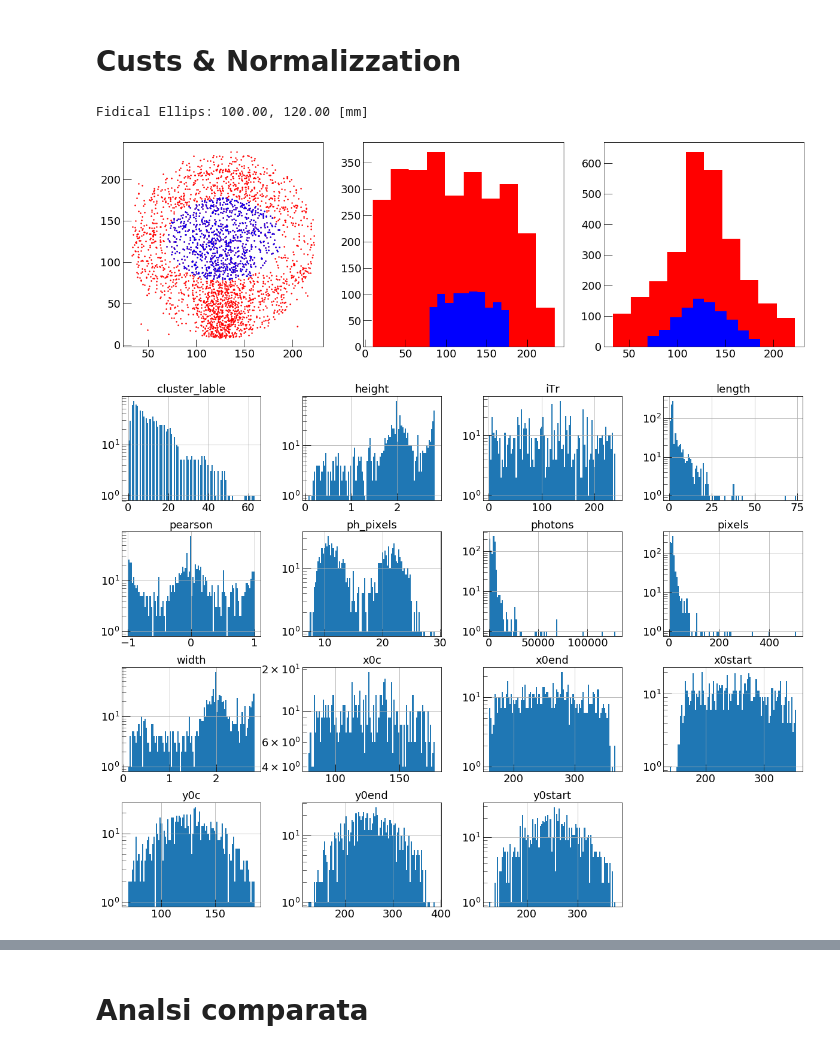
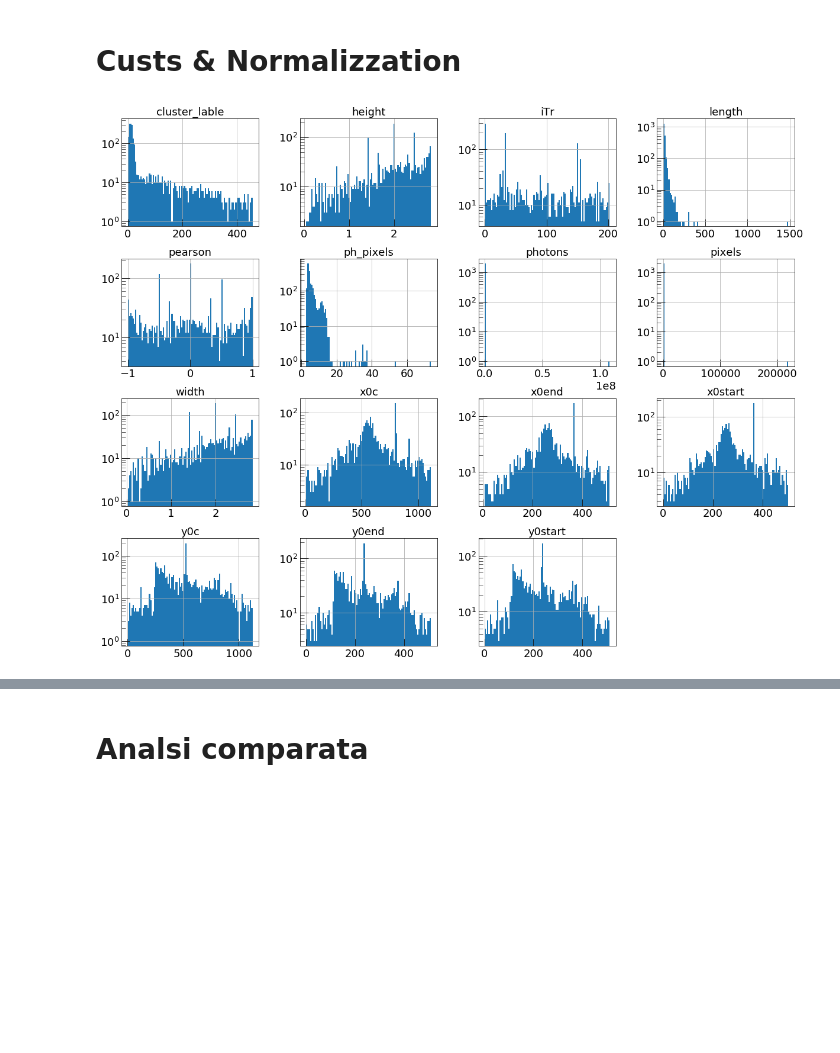
Before and after one commit to gmazzitelli/cygno, a Jupyter notebook: analisys_DS.ipynb, the cells around one changed output, grey strips where cells are left out. Drawn from its saved outputs; the diff is of its cells as text; code cells hidden in the pictures; blank space fills up the shorter version.

```diff
--- a/analisys_DS.ipynb
+++ b/analisys_DS.ipynb
@@ -16,11 +58,17 @@ import requests
 # %% [markdown]
 # LEMON Parameters
 # %%
+LEMON = False
 
-# LEMON
-phKev       = 1730/5.9
-pixelscale  = 0.125
-rescale = 512
+if LEMON:
+    # LEMON
+    phKev       = 1730/5.9
+    pixelscale  = 0.125
+    rescale = 512
+else:
+    phKev       = 10000/5.9
+    pixelscale  = 0.55
+    rescale = 512
 
 
 xyscale = x_resolution/rescale
@@ -65,51 +95,48 @@ plt.show()
 # Custs & Normalizzation
 # %%
 
-DX = 0
-DY = 0
-a = 100. # mm
-b = 120. # mm
-
-a0 = a*0.5
-b0 = b*0.5
-
-# File Type:
-Fe = True
-
-print ("Fidical Ellips: %.2f, %.2f [mm]" % (a,b))
-
-d0 = x_resolution*pixelscale/2
 
 dfc = df[(df['cluster_lable'] > -1) & (df['width'] > 0) & (df['height'] > 0)]
 
-
+# Normalization
 dfc.loc[:,'photons']  =dfc['photons']*xyscale*xyscale
 dfc.loc[:,'length']   =dfc['length']*rescale_pixelscale
 dfc.loc[:,'x0c']      =dfc['x0c']*rescale_pixelscale
 dfc.loc[:,'y0c']      =dfc['y0c']*rescale_pixelscale
 
+# fiducializzation
 
+if LEMON:
+    DX = 0
+    DY = 0
+    a = 100. # mm
+    b = 120. # mm
 
-fig, ax = plt.subplots(1,3, figsize=(20, 6))
+    a0 = a*0.5
+    b0 = b*0.5
+    print ("Fidical Ellips: %.2f, %.2f [mm]" % (a,b))
 
-y = dfc['y0c']
-x = dfc['x0c']
-x1 = x[((x-d0)**2/a0**2 + (y-d0)**2/b0**2 )< 1]
-y1 = y[((x-d0)**2/a0**2 + (y-d0)**2/b0**2 )< 1]
-ax[0].plot(y, x, 'r.', markersize=3)
-ax[0].plot(y1, x1, 'b.', markersize=3)
+    d0 = x_resolution*pixelscale/2
 
-ax[1].hist(x, color='r')
-ax[1].hist(x1, color='b')
-ax[2].hist(y, color='r')
-ax[2].hist(y1, color='b')
-plt.show()
-dfc = dfc[((dfc['x0c']-d0)**2/a0**2 + (dfc['y0c']-d0)**2/b0**2 )< 1]
+    fig, ax = plt.subplots(1,3, figsize=(20, 6))
+
+    y = dfc['y0c']
+    x = dfc['x0c']
+    x1 = x[((x-d0+DX)**2/a0**2 + (y-d0+DY)**2/b0**2 )< 1]
+    y1 = y[((x-d0+DX)**2/a0**2 + (y-d0+DY)**2/b0**2 )< 1]
+    ax[0].plot(y, x, 'r.', markersize=3)
+    ax[0].plot(y1, x1, 'b.', markersize=3)
+
+    ax[1].hist(x, color='r')
+    ax[1].hist(x1, color='b')
+    ax[2].hist(y, color='r')
+    ax[2].hist(y1, color='b')
+    plt.show()
+
+    dfc = dfc[((dfc['x0c']-d0)**2/a0**2 + (dfc['y0c']-d0)**2/b0**2 )< 1]
 
 dfc.hist(bins=100, figsize=(20,15), log=True)
 plt.show()
 # %% [output]
-Fidical Ellips: 100.00, 120.00 [mm]
-[figure, old version]
+[figure, new version]
-[figure, removed]
 # %%
```
Also changed, not shown: parts of 10 cells of this notebook, 13 other files.
